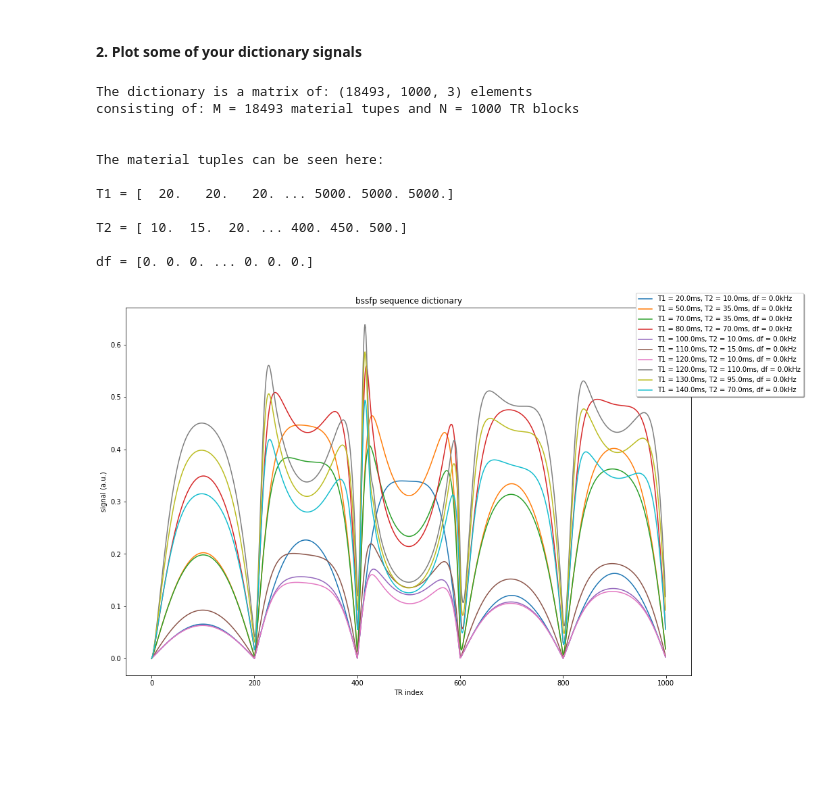
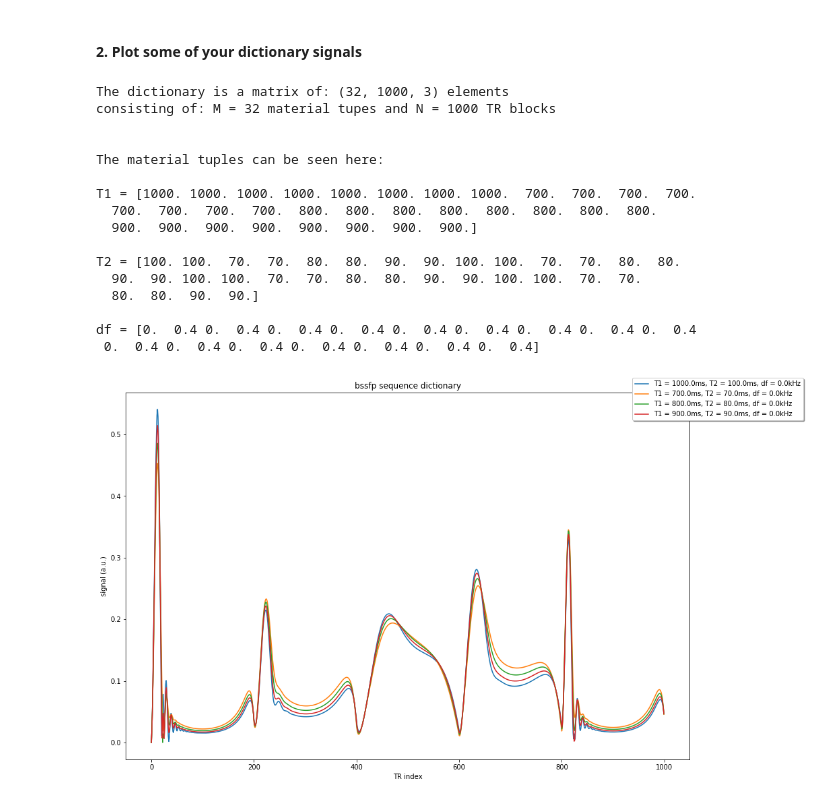
Before and after one commit to irinagrigorescu/generateMRsignals, a Jupyter notebook: src/Tutorial.ipynb, the cells around one changed output. Cells and saved outputs as stored; diff of their text form; code cells hidden in the pictures; blank space fills up the shorter version.

```diff
--- a/src/Tutorial.ipynb
+++ b/src/Tutorial.ipynb
@@ -37,10 +37,10 @@ materialAttr = {};
 # 2. Values from the bSSFP paper
 # materialAttr['type'] = 'bssfp';
 # 3. Values from the FISP paper
-materialAttr['type'] = 'fisp';
+# materialAttr['type'] = 'fisp';
 # 4. Values from file
-# materialAttr['type'] = 'custom';
-# materialAttr['filename'] = 'inputFiles/materialParameters.csv';
+materialAttr['type'] = 'custom';
+materialAttr['filename'] = 'inputFiles/materialParameters.csv';
 
 
 #### TYPE OF SEQUENCE
@@ -71,38 +71,43 @@ print("T2 = " + str(dicty.materialProperties.materialTuples[1,:]) + "\n")
 print("df = " + str(dicty.materialProperties.materialTuples[2,:]) + "\n")
 
 # Plot some indices
-indices = np.arange(0,200,20)#[0,4,8]
+indices = np.arange(0,dicty.M,int(dicty.M/3))#[0,4,8]
 
 # Legend text
 legendText = []
 
 # Plot
 fig = plt.figure(figsize=(15,10))
 for i in indices:
     plt.plot(np.arange(0,dicty.N), \
              np.sqrt(dicty.dictionaryMRF[i,:,0]*dicty.dictionaryMRF[i,:,0] + \
                      dicty.dictionaryMRF[i,:,1]*dicty.dictionaryMRF[i,:,1]), \
              label=str('T1 = '+str(dicty.materialProperties.materialTuples[0,i]) + \
                       'ms, T2 = '+str(dicty.materialProperties.materialTuples[1,i]) + \
                       'ms, df = '+str(dicty.materialProperties.materialTuples[2,i]) + "kHz"))
 
 plt.legend(loc='upper center', bbox_to_anchor=(1.05, 1.05),
            ncol=1, fancybox=True, shadow=True)
 plt.xlabel('TR index')
 plt.ylabel('signal (a.u.)')
 plt.title(TypeOfSequence + ' sequence dictionary')
 
 plt.show()
 # %% [output]
-The dictionary is a matrix of: (18493, 1000, 3) elements
-consisting of: M = 18493 material tupes and N = 1000 TR blocks
+The dictionary is a matrix of: (32, 1000, 3) elements
+consisting of: M = 32 material tupes and N = 1000 TR blocks
 
 
 The material tuples can be seen here:
 
-T1 = [  20.   20.   20. ... 5000. 5000. 5000.]
+T1 = [1000. 1000. 1000. 1000. 1000. 1000. 1000. 1000.  700.  700.  700.  700.
+  700.  700.  700.  700.  800.  800.  800.  800.  800.  800.  800.  800.
+  900.  900.  900.  900.  900.  900.  900.  900.]
 
-T2 = [ 10.  15.  20. ... 400. 450. 500.]
+T2 = [100. 100.  70.  70.  80.  80.  90.  90. 100. 100.  70.  70.  80.  80.
+  90.  90. 100. 100.  70.  70.  80.  80.  90.  90. 100. 100.  70.  70.
+  80.  80.  90.  90.]
 
-df = [0. 0. 0. ... 0. 0. 0.]
+df = [0.  0.4 0.  0.4 0.  0.4 0.  0.4 0.  0.4 0.  0.4 0.  0.4 0.  0.4 0.  0.4
+ 0.  0.4 0.  0.4 0.  0.4 0.  0.4 0.  0.4 0.  0.4 0.  0.4]
-[figure, old version]
+[figure, new version]
```
Also changed, not shown: parts of 1 cell of this notebook.
